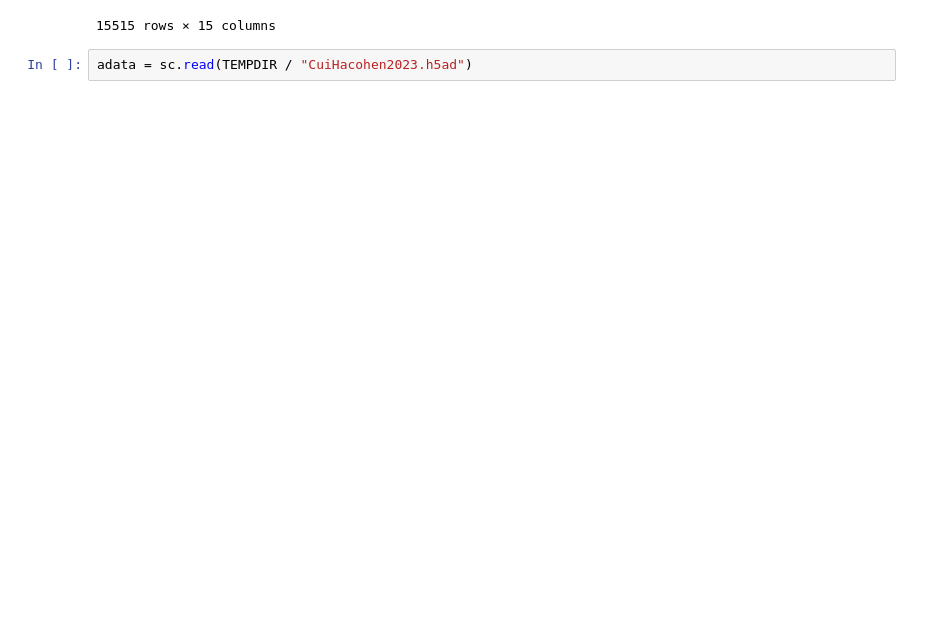
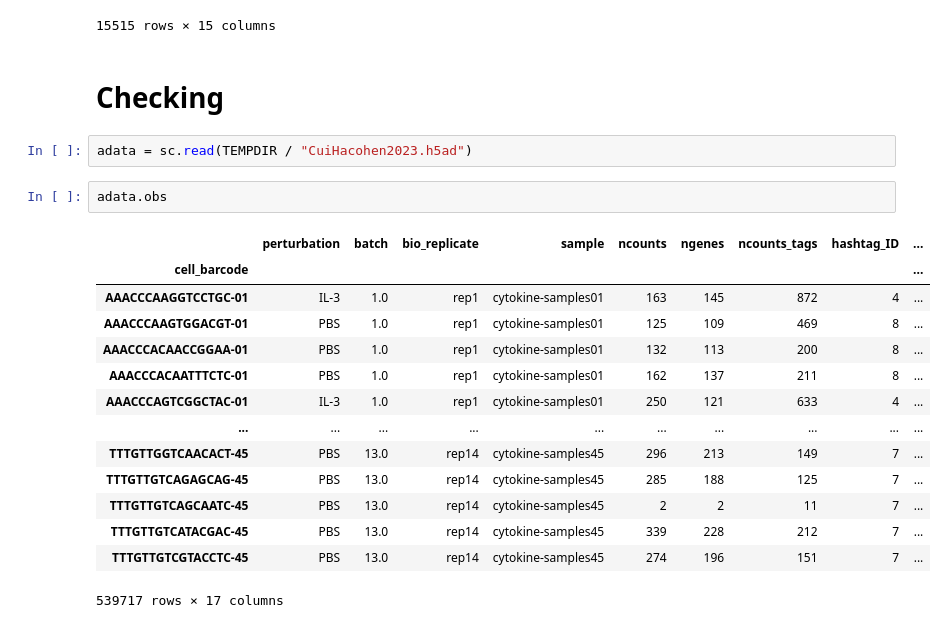
Before and after one commit to sanderlab/scPerturb, a Jupyter notebook: dataset_processing/notebooks/CuiHacohen2023.ipynb, the cells around one changed output. Drawn from its saved outputs; the diff is of its cells as text; blank space fills up the shorter version.

```diff
--- a/dataset_processing/notebooks/CuiHacohen2023.ipynb
+++ b/dataset_processing/notebooks/CuiHacohen2023.ipynb
@@ -91,5 +180,24 @@ adata.obs
 | TTTGTTGCAGAGGCTA-21 | nan | 7.0 | NaN | cytokine-samples21 | 156 | 94 | 635 | 5 | 0 | ... |
 | TTTGTTGCAGTCTGGC-21 | IL-17D | 7.0 | rep2 | cytokine-samples21 | 3976 | 1348 | 1162 | 3 | 1 | ... |
 15515 rows × 15 columns
+# %% [markdown]
+# Checking
 # %%
 adata = sc.read(TEMPDIR / "CuiHacohen2023.h5ad")
+# %%
+adata.obs
+# %% [output]
+|  | perturbation | batch | bio_replicate | sample | ncounts | ngenes | ncounts_tags | hashtag_ID | ... |
+| cell_barcode |  |  |  |  |  |  |  |  | ... |
+| AAACCCAAGGTCCTGC-01 | IL-3 | 1.0 | rep1 | cytokine-samples01 | 163 | 145 | 872 | 4 | ... |
+| AAACCCAAGTGGACGT-01 | PBS | 1.0 | rep1 | cytokine-samples01 | 125 | 109 | 469 | 8 | ... |
+| AAACCCACAACCGGAA-01 | PBS | 1.0 | rep1 | cytokine-samples01 | 132 | 113 | 200 | 8 | ... |
+| AAACCCACAATTTCTC-01 | PBS | 1.0 | rep1 | cytokine-samples01 | 162 | 137 | 211 | 8 | ... |
+| AAACCCAGTCGGCTAC-01 | IL-3 | 1.0 | rep1 | cytokine-samples01 | 250 | 121 | 633 | 4 | ... |
+| ... | ... | ... | ... | ... | ... | ... | ... | ... | ... |
+| TTTGTTGGTCAACACT-45 | PBS | 13.0 | rep14 | cytokine-samples45 | 296 | 213 | 149 | 7 | ... |
+| TTTGTTGTCAGAGCAG-45 | PBS | 13.0 | rep14 | cytokine-samples45 | 285 | 188 | 125 | 7 | ... |
+| TTTGTTGTCAGCAATC-45 | PBS | 13.0 | rep14 | cytokine-samples45 | 2 | 2 | 11 | 7 | ... |
+| TTTGTTGTCATACGAC-45 | PBS | 13.0 | rep14 | cytokine-samples45 | 339 | 228 | 212 | 7 | ... |
+| TTTGTTGTCGTACCTC-45 | PBS | 13.0 | rep14 | cytokine-samples45 | 274 | 196 | 151 | 7 | ... |
+539717 rows × 17 columns
```
Also changed, not shown: parts of 8 cells of this notebook, 8 other files.
